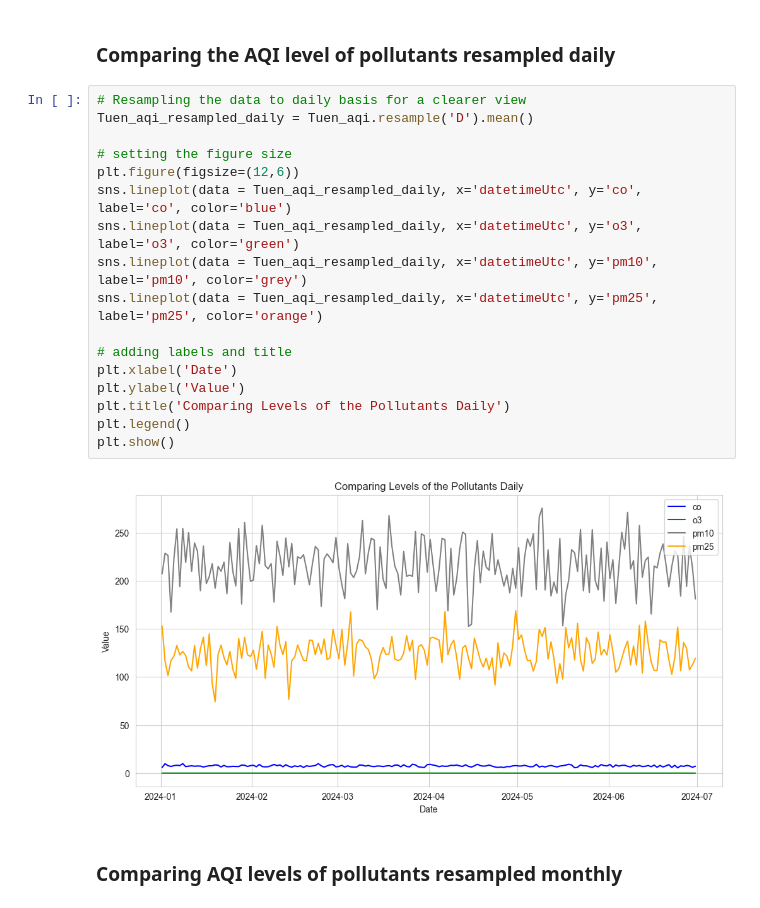
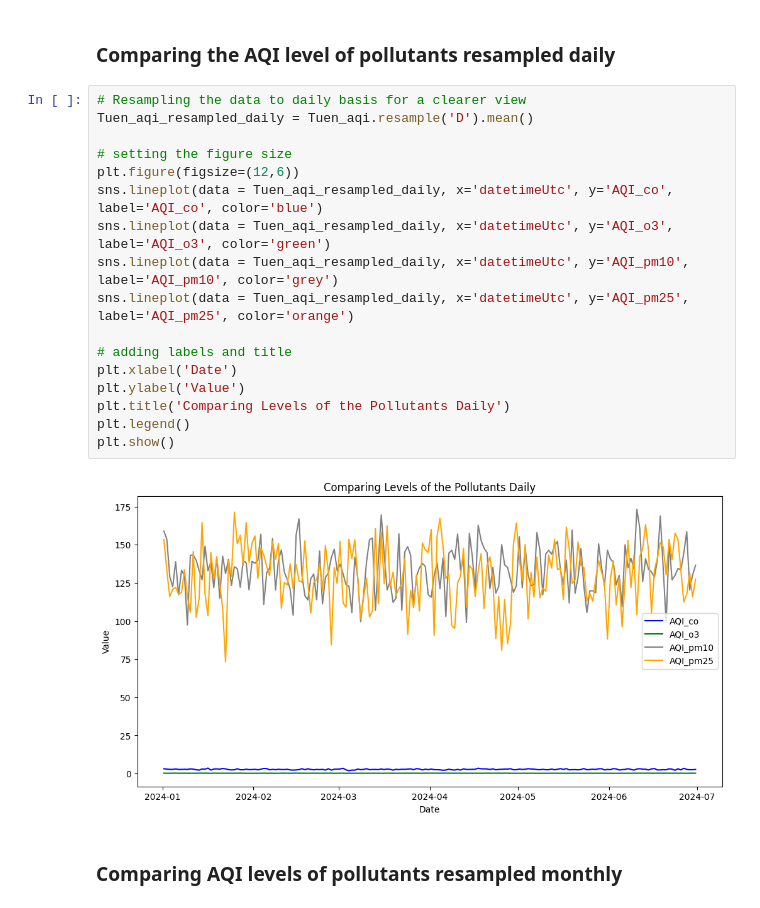
Before and after one commit to Campeon254/Air-Quality-Analysis, a Jupyter notebook: Tuen Mun Data Analysis.ipynb, the cells around one changed output. Drawn from its saved outputs; the diff is of its cells as text.

Commit message:
Changes on Vancouver and Tuen Mun

```diff
--- a/Tuen Mun Data Analysis.ipynb
+++ b/Tuen Mun Data Analysis.ipynb
@@ -263,22 +263,22 @@ Resampling to a daily format to get a clearer view for drawing conclusions.
 # %%
 # Resampling the data to daily basis for a clearer view
 Tuen_aqi_resampled_daily = Tuen_aqi.resample('D').mean()
 
 # setting the figure size
 plt.figure(figsize=(12,6))
-sns.lineplot(data = Tuen_aqi_resampled_daily, x='datetimeUtc', y='co', label='co', color='blue')
-sns.lineplot(data = Tuen_aqi_resampled_daily, x='datetimeUtc', y='o3', label='o3', color='green')
-sns.lineplot(data = Tuen_aqi_resampled_daily, x='datetimeUtc', y='pm10', label='pm10', color='grey')
-sns.lineplot(data = Tuen_aqi_resampled_daily, x='datetimeUtc', y='pm25', label='pm25', color='orange')
+sns.lineplot(data = Tuen_aqi_resampled_daily, x='datetimeUtc', y='AQI_co', label='AQI_co', color='blue')
+sns.lineplot(data = Tuen_aqi_resampled_daily, x='datetimeUtc', y='AQI_o3', label='AQI_o3', color='green')
+sns.lineplot(data = Tuen_aqi_resampled_daily, x='datetimeUtc', y='AQI_pm10', label='AQI_pm10', color='grey')
+sns.lineplot(data = Tuen_aqi_resampled_daily, x='datetimeUtc', y='AQI_pm25', label='AQI_pm25', color='orange')
 
 # adding labels and title
 plt.xlabel('Date')
 plt.ylabel('Value')
 plt.title('Comparing Levels of the Pollutants Daily')
 plt.legend()
 plt.show()
 # %% [output]
-[figure, old version]
+[figure, new version]
 # %% [markdown]
 ### Comparing AQI levels of pollutants resampled monthly
 # %%
```
Also changed, not shown: parts of 12 cells of this notebook, 2 other files.
